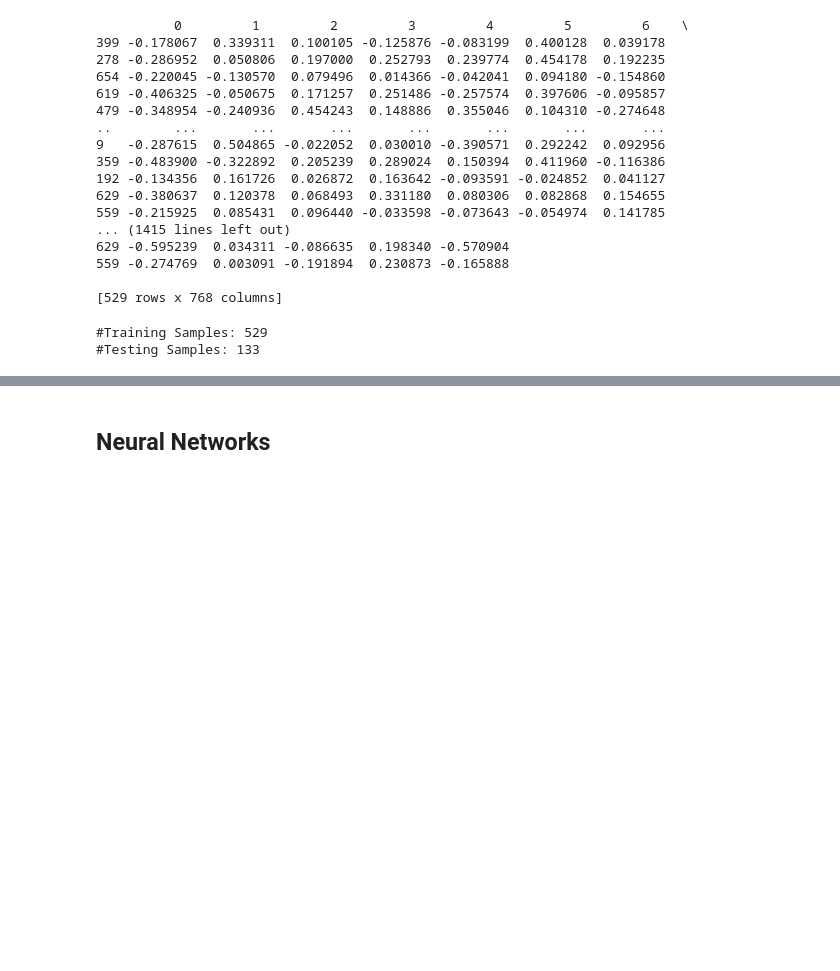
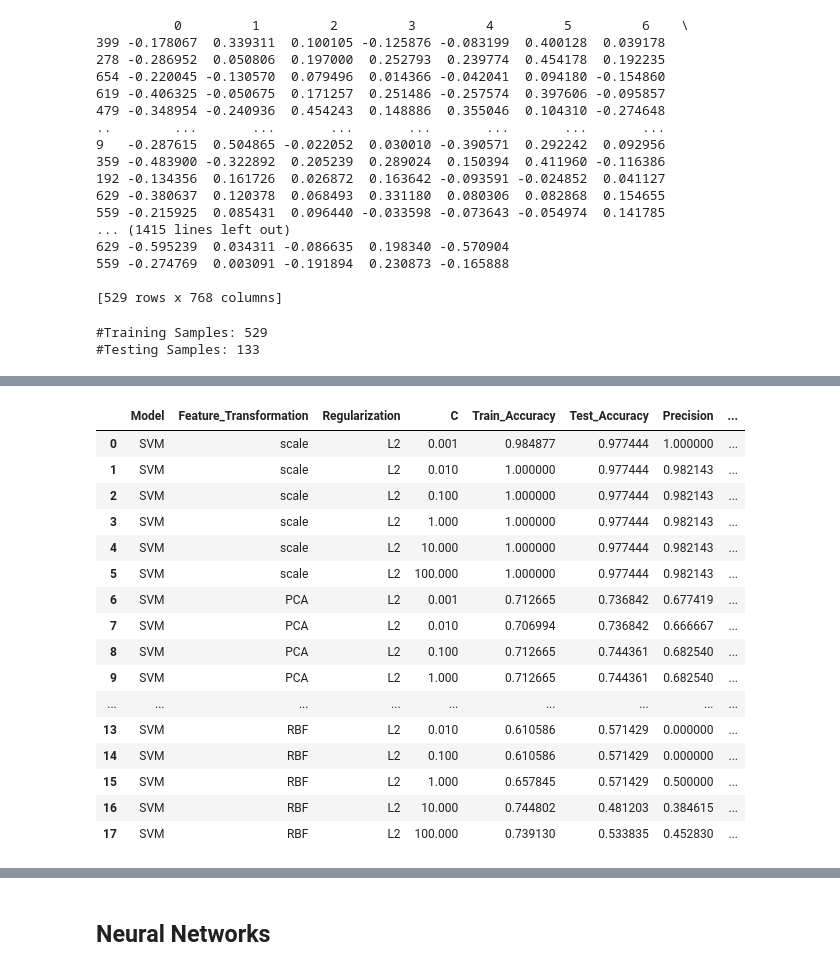
Before and after one commit to qianxichen233/CS-UY-4563-project, a Jupyter notebook: main.ipynb, the cells around one changed output, grey strips where cells are left out. Cells and saved outputs as stored; diff of their text form; code cells hidden in the pictures; blank space fills up the shorter version.

```diff
--- a/main.ipynb
+++ b/main.ipynb
@@ -286,0 +604,20 @@ ROC AUC: 0.9908
+# %%
+results_df
+# %% [output]
+|  | Model | Feature_Transformation | Regularization | C | Train_Accuracy | Test_Accuracy | Precision | ... |
+| 0 | SVM | scale | L2 | 0.001 | 0.984877 | 0.977444 | 1.000000 | ... |
+| 1 | SVM | scale | L2 | 0.010 | 1.000000 | 0.977444 | 0.982143 | ... |
+| 2 | SVM | scale | L2 | 0.100 | 1.000000 | 0.977444 | 0.982143 | ... |
+| 3 | SVM | scale | L2 | 1.000 | 1.000000 | 0.977444 | 0.982143 | ... |
+| 4 | SVM | scale | L2 | 10.000 | 1.000000 | 0.977444 | 0.982143 | ... |
+| 5 | SVM | scale | L2 | 100.000 | 1.000000 | 0.977444 | 0.982143 | ... |
+| 6 | SVM | PCA | L2 | 0.001 | 0.712665 | 0.736842 | 0.677419 | ... |
+| 7 | SVM | PCA | L2 | 0.010 | 0.706994 | 0.736842 | 0.666667 | ... |
+| 8 | SVM | PCA | L2 | 0.100 | 0.712665 | 0.744361 | 0.682540 | ... |
+| 9 | SVM | PCA | L2 | 1.000 | 0.712665 | 0.744361 | 0.682540 | ... |
+| ... | ... | ... | ... | ... | ... | ... | ... | ... |
+| 13 | SVM | RBF | L2 | 0.010 | 0.610586 | 0.571429 | 0.000000 | ... |
+| 14 | SVM | RBF | L2 | 0.100 | 0.610586 | 0.571429 | 0.000000 | ... |
+| 15 | SVM | RBF | L2 | 1.000 | 0.657845 | 0.571429 | 0.500000 | ... |
+| 16 | SVM | RBF | L2 | 10.000 | 0.744802 | 0.481203 | 0.384615 | ... |
+| 17 | SVM | RBF | L2 | 100.000 | 0.739130 | 0.533835 | 0.452830 | ... |
```
Also changed, not shown: parts of 16 cells of this notebook.
